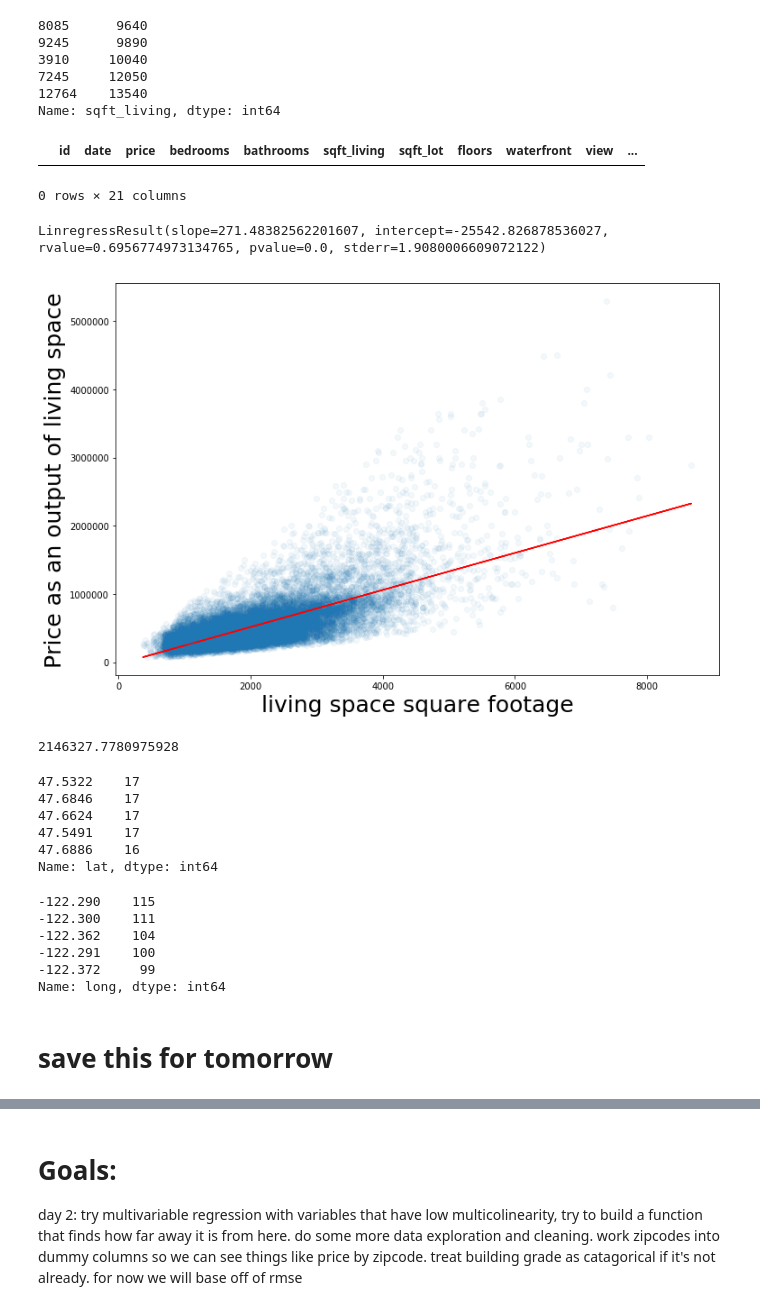
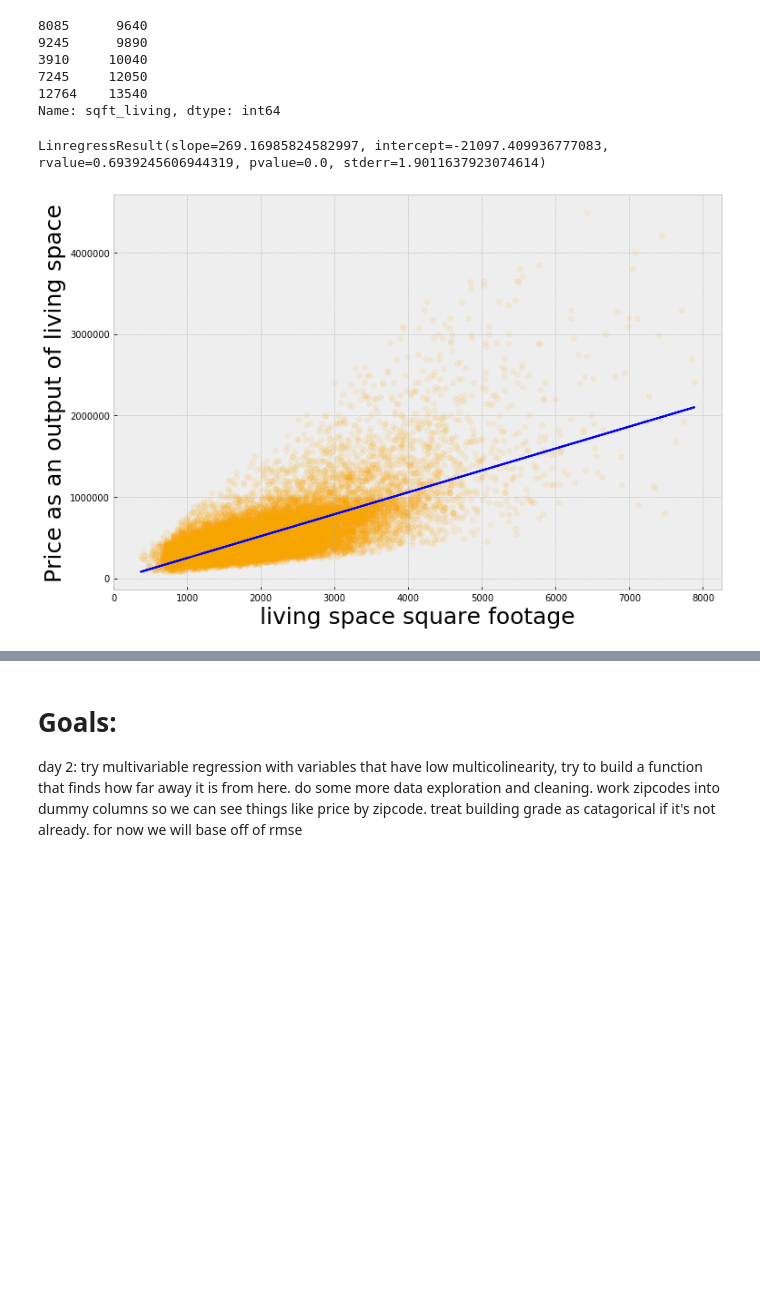
Before and after one commit to AlludedCrabb/Data-Science-Housing-Data-Project, a Jupyter notebook: Jacob_Taeho project.ipynb, the cells around one changed output, grey strips where cells are left out. Cells and saved outputs as stored; diff of their text form; code cells hidden in the pictures; blank space fills up the shorter version.

```diff
--- a/Jacob_Taeho project.ipynb
+++ b/Jacob_Taeho project.ipynb
@@ -10,12 +14,17 @@ Please fill out:
 #import our libraries
 import pandas as pd
 from pandasql import sqldf
-import matplotlib.pyplot as plt
 from scipy.stats import linregress
-import folium
-import numpy as np
 from sklearn.model_selection import train_test_split
 from sklearn.linear_model import LinearRegression
 from sklearn.metrics import mean_squared_error
 from sklearn.model_selection import cross_val_score
+from sklearn.feature_selection import RFE
 import seaborn as sns
+import folium
+import numpy as np
+import matplotlib.pyplot as plt
+plt.style.use('bmh')
+
+#set up our sql variables
+pysqldf = lambda q: sqldf(q, globals())
@@ -146,39 +159,30 @@ df.sqft_living.sort_values().tail()
 7245     12050
 12764    13540
 Name: sqft_living, dtype: int64
-# %%
-#drop our first outlier
-df = df.drop(index=12764)
-# %%
-#check to make sure it's gone
-df.loc[df.index == 12764]
-# %% [output]
-|  | id | date | price | bedrooms | bathrooms | sqft_living | sqft_lot | floors | waterfront | view | ... |
-0 rows × 21 columns
 # %%
 #finding many outliers
-remove_outliers = df.loc[(df.price >= 4500000) & (df.sqft_living >= 8000)].index
+remove_outliers = df.loc[(df.price >= 4500000) | (df.sqft_living >= 8000)].index
 # %%
 #remove those many outliers
 df = df.drop(index=remove_outliers)
 # %%
 #see our new regression now that many extravaganatly
 #large and expensive houses have been removed
 X = df.sqft_living
 y = df.price
 
 slope, intercept, rvalue, pvalue, stderr = linregress(X,y)
 
 first_model_y = slope*X + intercept
 
 print(linregress(X,y))
 
 fig = plt.figure(figsize=(12,8))
-plt.scatter(X,y, alpha=0.05)
-plt.plot(X, first_model_y, color='red')
+plt.scatter(X,y, alpha=0.1, color='orange')
+plt.plot(X, first_model_y, color='blue')
 plt.xlabel('living space square footage',fontsize=25)
 plt.ylabel('Price as an output of living space',fontsize=25)
 plt.show()
 # %% [output]
-LinregressResult(slope=271.48382562201607, intercept=-25542.826878536027, rvalue=0.6956774973134765, pvalue=0.0, stderr=1.9080006609072122)
+LinregressResult(slope=269.16985824582997, intercept=-21097.409936777083, rvalue=0.6939245606944319, pvalue=0.0, stderr=1.9011637923074614)
-[figure, old version]
+[figure, new version]
@@ -189,27 +188,0 @@ def return_predicted_value(x, slope, intercept):
-# %%
-#see our results
-return_predicted_value(8000, slope, intercept)
-# %% [output]
-2146327.7780975928
-# %%
-#look at our latitudes
-df.lat.value_counts().head()
-# %% [output]
-47.5322    17
-47.6846    17
-47.6624    17
-47.5491    17
-47.6886    16
-Name: lat, dtype: int64
-# %%
-#look at our longitudes
-df.long.value_counts().head()
-# %% [output]
--122.290    115
--122.300    111
--122.362    104
--122.291    100
--122.372     99
-Name: long, dtype: int64
-# %% [markdown]
-# save this for tomorrow
```
Also changed, not shown: parts of 54 cells of this notebook.
